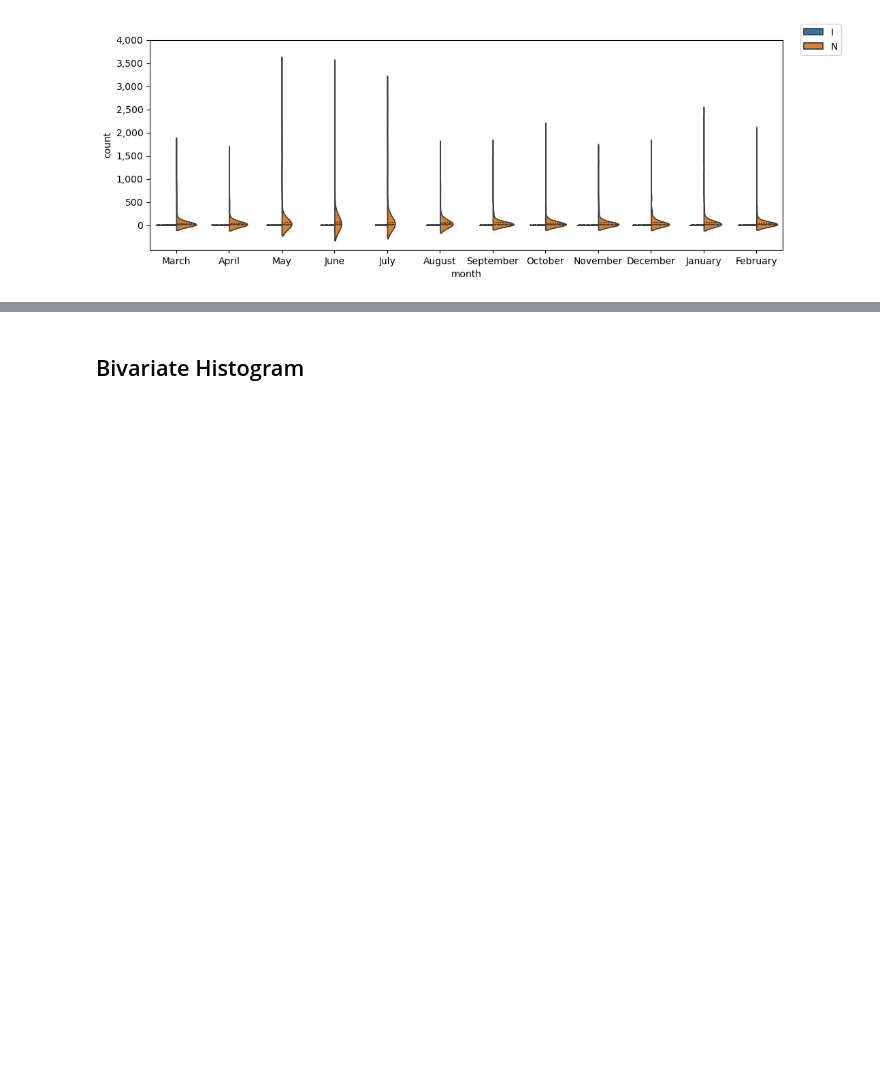
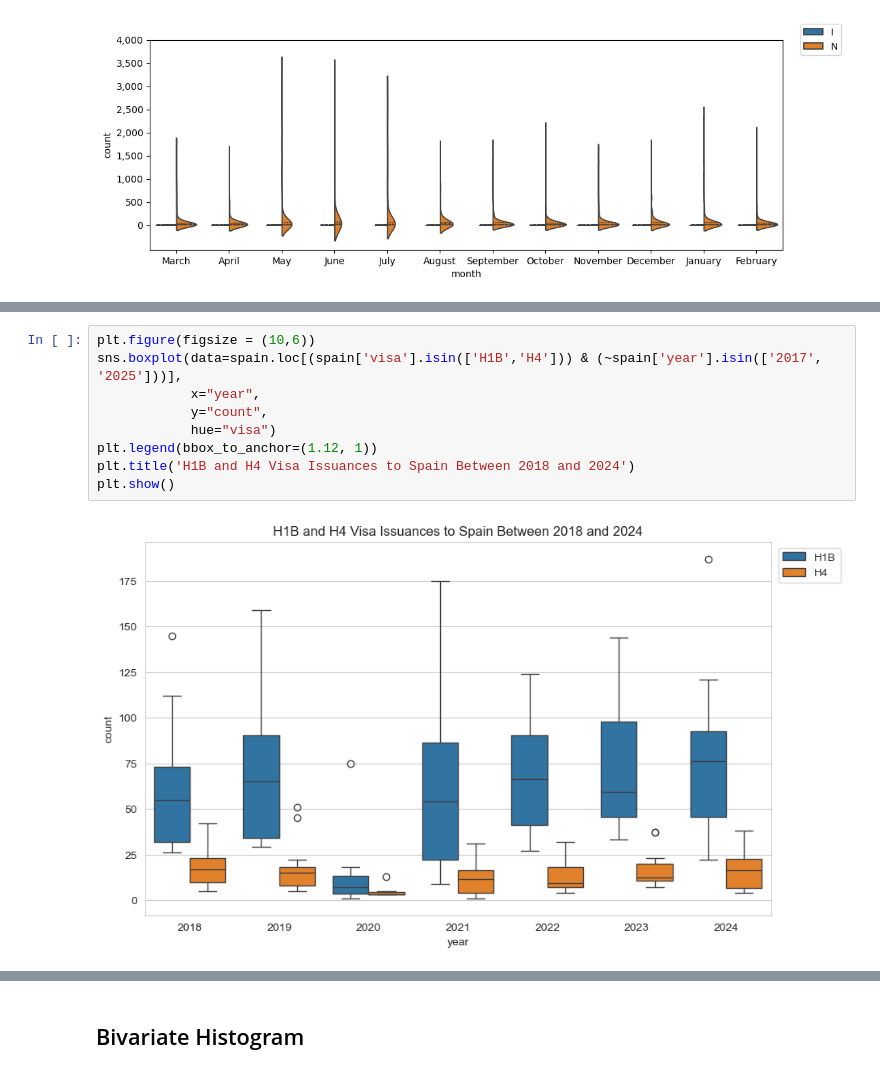
Before and after one commit to tiangenglu/data_visualization, a Jupyter notebook: 2025-04-02_useful_figures.ipynb, the cells around one changed output, grey strips where cells are left out. Drawn from its saved outputs; the diff is of its cells as text; blank space fills up the shorter version.

Commit message:
add boxplot w customized parameters

```diff
--- a/2025-04-02_useful_figures.ipynb
+++ b/2025-04-02_useful_figures.ipynb
@@ -119,0 +123,11 @@ plt.show()
+# %%
+plt.figure(figsize = (10,6))
+sns.boxplot(data=spain.loc[(spain['visa'].isin(['H1B','H4'])) & (~spain['year'].isin(['2017', '2025']))],
+            x="year",
+            y="count",
+            hue="visa")
+plt.legend(bbox_to_anchor=(1.12, 1))
+plt.title('H1B and H4 Visa Issuances to Spain Between 2018 and 2024')
+plt.show()
+# %% [output]
+[figure, added]
```
Also changed, not shown: parts of 8 cells of this notebook.
